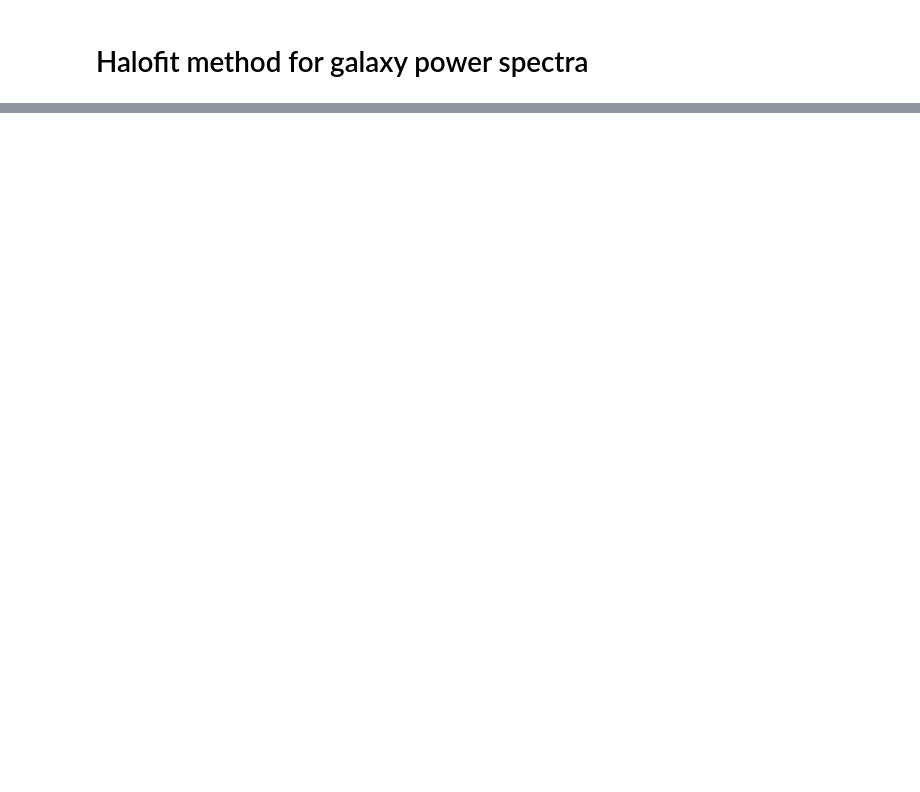
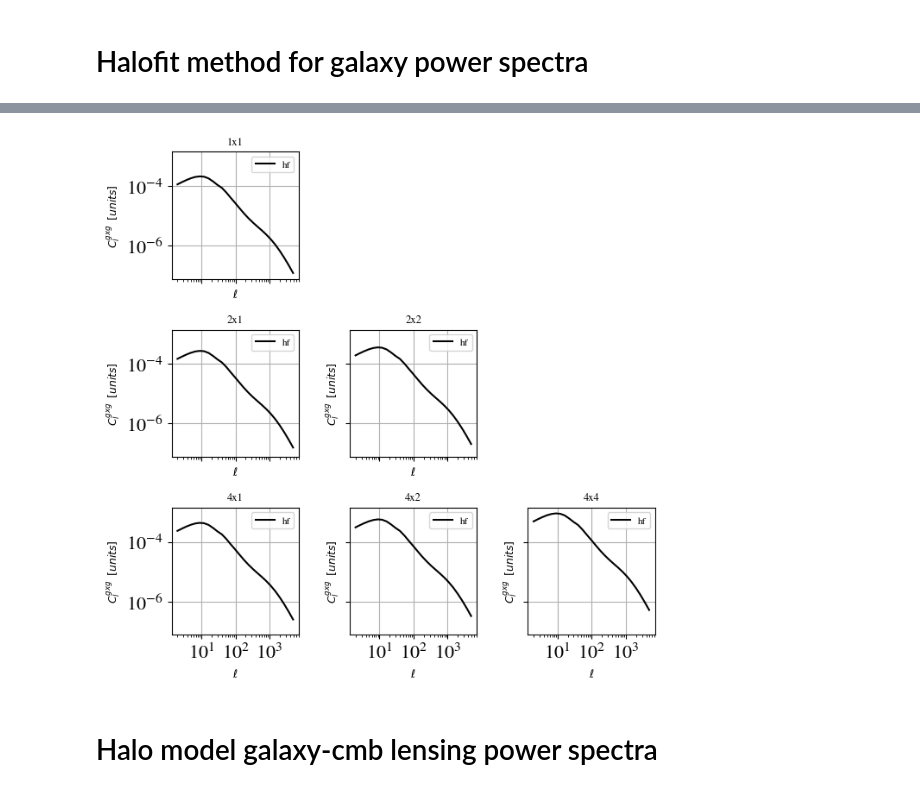
Before and after one commit to CLASS-SZ/class_sz, a Jupyter notebook: notebooks/class_sz_plots_and_tutorial_ngal.ipynb, the cells around one changed output, grey strips where cells are left out. Drawn from its saved outputs; the diff is of its cells as text; code cells hidden in the pictures; blank space fills up the shorter version.

Commit message:
added galaxy - cmb lensing TBC

```diff
--- a/notebooks/class_sz_plots_and_tutorial_ngal.ipynb
+++ b/notebooks/class_sz_plots_and_tutorial_ngal.ipynb
@@ -147,7 +163,7 @@ for kk in cl_ngal_ngal.keys():
 M = Class()
 M.set(common_settings)
 M.set({
-'output' : 'ngal_ngal_hf',
+'output' : 'galn_galn_hf',
 'galaxy_samples_list_num' : 3, # the number of galaxy samples
 'galaxy_samples_list' : '1,2,4', # the id string of each sample, can be any integer
 'full_path_and_prefix_to_dndz_ngal':'/Users/boris/Work/CLASS-SZ/SO-SZ/class_sz/sz_auxiliary_files/WISC_bin3_ngal_example'
@@ -189,5 +205,5 @@ M.set({# class_sz parameters:
         })
 
 M.compute()
-cl_ngal_ngal = M.cl_ngal_ngal()
+cl_galn_galn = M.cl_galn_galn()
 # %% [output]
@@ -196,14 +211,0 @@ Wall time: 910 ms
-# %%
-for kk in cl_ngal_ngal.keys():
-    fig = plt.figure()
-    plt.title(kk)
-    plt.xlabel(r"$\ell$")
-    plt.ylabel(r"$C_l^{gxg} \,\,\, [units]$")
-
-    plt.grid()
-    #
-    cl = cl_ngal_ngal[kk]
-    fac = np.asarray(cl['ell'])*(np.asarray(cl['ell'])+1.)/2./np.pi
-
-    plt.loglog(cl['ell'],np.asarray(cl['hf'])/fac,'k-',label=r'hf')
-    plt.legend(loc=1,fontsize=8)
@@ -216,0 +212,39 @@ for kk in cl_ngal_ngal.keys():
+# %%
+
+plot_dim = int(1/2*(-1 + np.sqrt(1 + 8*len(cl_galn_galn.keys()))))
+fig, axes = plt.subplots(figsize=(7, 7), sharex=True,
+                         sharey=True,
+                         ncols=plot_dim,
+                         nrows=plot_dim,
+                         )
+plt.subplots_adjust(left=0.1,
+                    bottom=0.1,
+                    right=0.9,
+                    top=0.9,
+                    wspace=0.4,
+                    hspace=0.4)
+# x = np.linspace(0, 10, 100)
+ik = 0
+for i in range(plot_dim):
+    for j in range(plot_dim):
+        if i<j:
+            axes[i, j].axis('off')
+        else:
+            kk = list(cl_galn_galn.keys())[ik]
+            ik+=1
+            # axes[i, j].plot(x, np.sin((i+j) *x))
+            axes[i, j].set_title(kk,size=9)
+            axes[i, j].set_xlabel(r"$\ell$",fontsize=9)
+            axes[i, j].set_ylabel(r"$C_l^{gxg} \,\,\, [units]$",fontsize=9)
+
+            axes[i, j].grid()
+            #
+            cl = cl_galn_galn[kk]
+            fac = np.asarray(cl['ell'])*(np.asarray(cl['ell'])+1.)/2./np.pi
+
+            axes[i,j].loglog(cl['ell'],np.asarray(cl['hf'])/fac,'k-',label=r'hf')
+            axes[i, j].legend(loc=1,fontsize=8)
+# %% [output]
+[figure, added]
+# %% [markdown]
+# Halo model galaxy-cmb lensing power spectra
```
Also changed, not shown: parts of 9 cells of this notebook, 7 other files.
